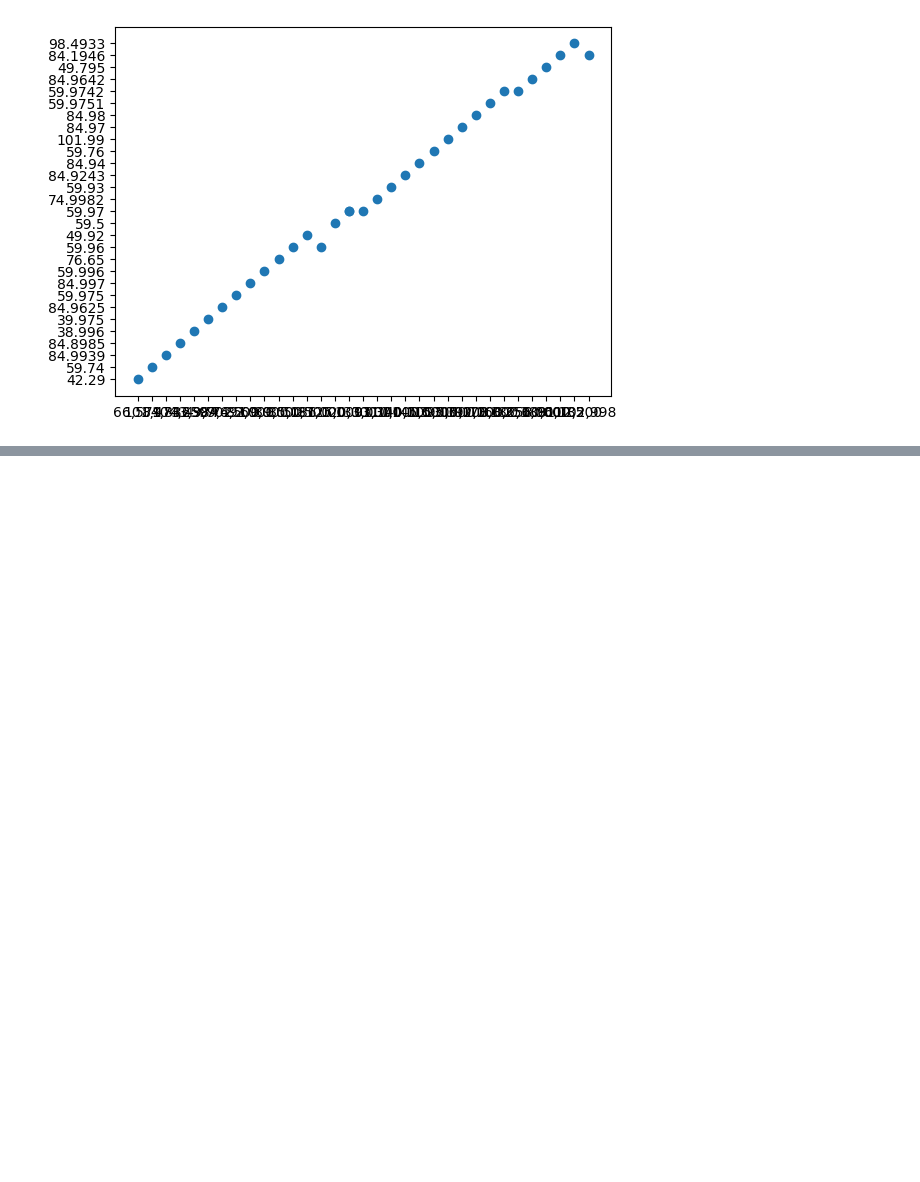
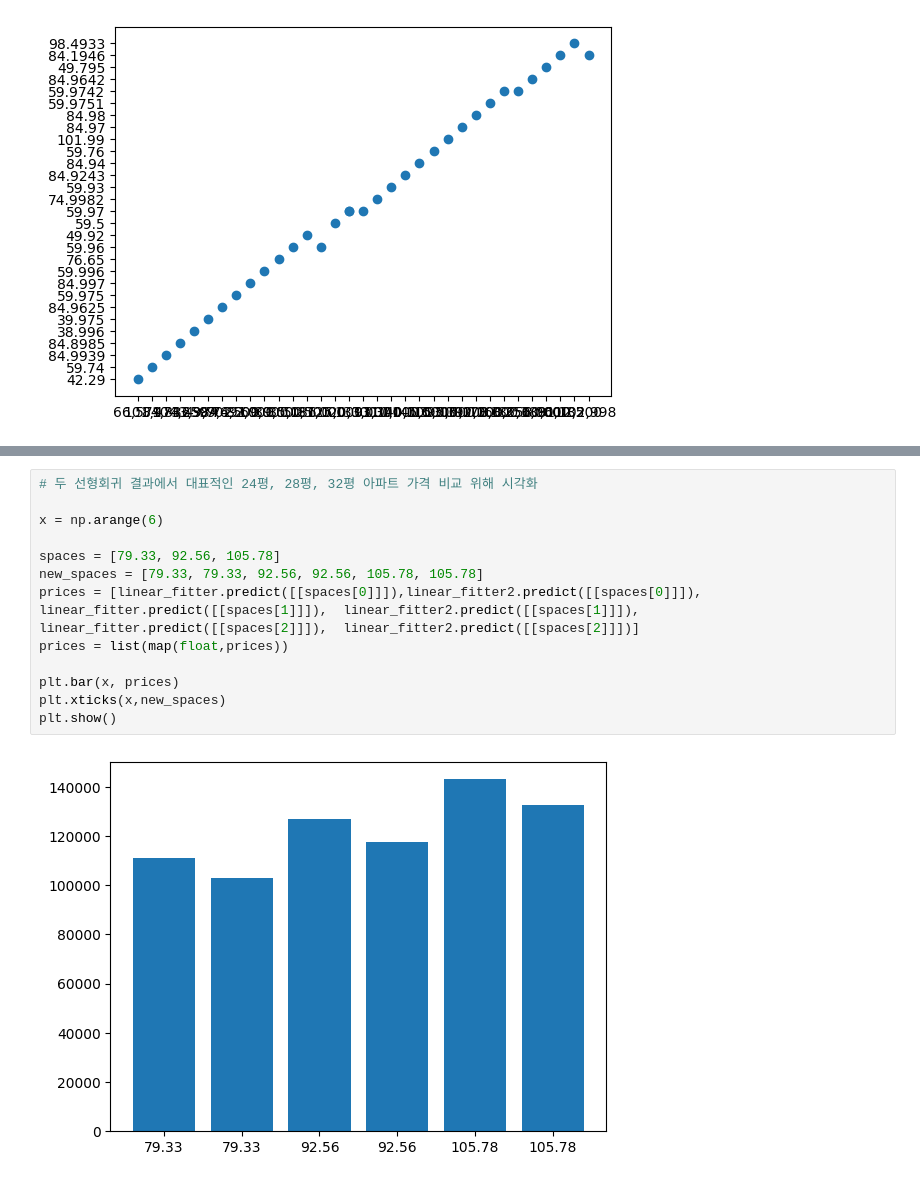
Before and after one commit to BOOOO0/real-estate-price, a Jupyter notebook: main.ipynb, the cells around one changed output, grey strips where cells are left out. Drawn from its saved outputs; the diff is of its cells as text; blank space fills up the shorter version.

```diff
--- a/main.ipynb
+++ b/main.ipynb
@@ -130,0 +367,15 @@ plt.show
+# %%
+# 두 선형회귀 결과에서 대표적인 24평, 28평, 32평 아파트 가격 비교 위해 시각화
+
+x = np.arange(6)
+
+spaces = [79.33, 92.56, 105.78]
+new_spaces = [79.33, 79.33, 92.56, 92.56, 105.78, 105.78]
+prices = [linear_fitter.predict([[spaces[0]]]),linear_fitter2.predict([[spaces[0]]]), linear_fitter.predict([[spaces[1]]]),  linear_fitter2.predict([[spaces[1]]]), linear_fitter.predict([[spaces[2]]]),  linear_fitter2.predict([[spaces[2]]])]
+prices = list(map(float,prices))
+
+plt.bar(x, prices)
+plt.xticks(x,new_spaces)
+plt.show()
+# %% [output]
+[figure, added]
```
Also changed, not shown: parts of 7 cells of this notebook.
